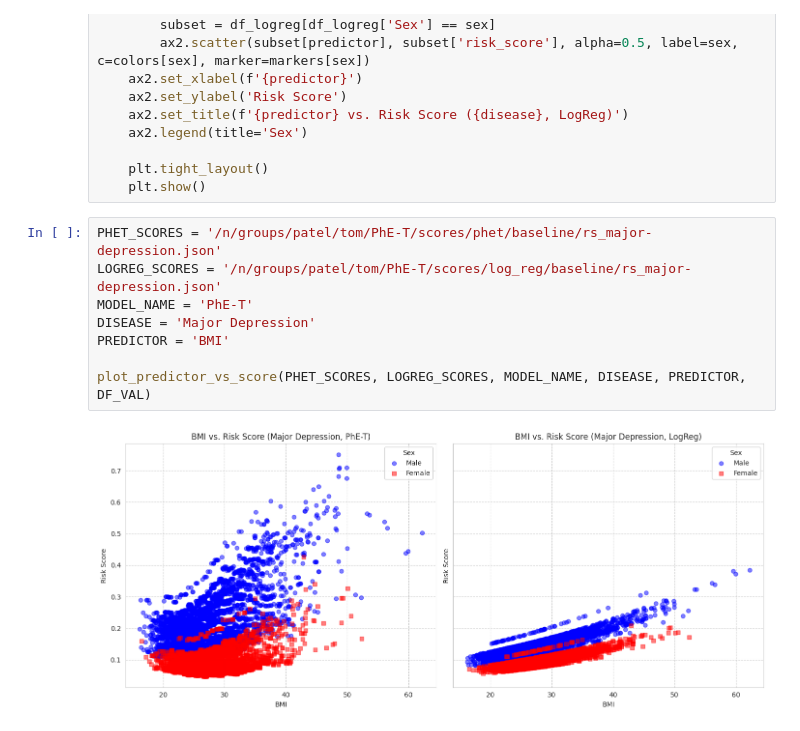
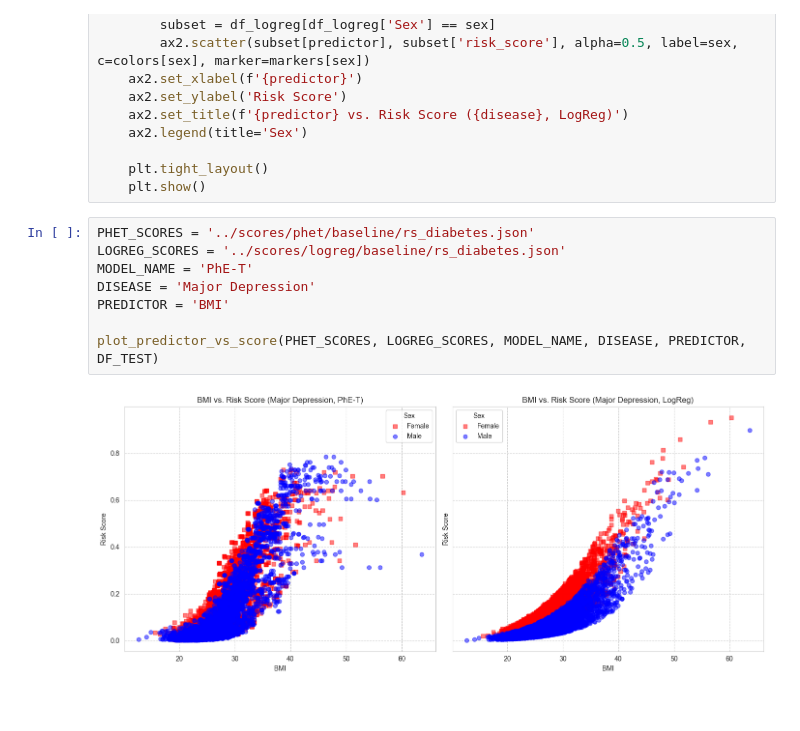
Before and after one commit to TemryL/PhE-T, a Jupyter notebook: notebooks/appendix.ipynb, the cells around one changed output. Saved outputs shown, nothing was run; the diff lists cells and outputs as text.

```diff
--- a/notebooks/appendix.ipynb
+++ b/notebooks/appendix.ipynb
@@ -343,12 +343,12 @@ def plot_predictor_vs_score(phet_scores, logreg_scores, model_name, disease, pre
     plt.tight_layout()
     plt.show()
 # %%
-PHET_SCORES = '/n/groups/patel/tom/PhE-T/scores/phet/baseline/rs_major-depression.json'
-LOGREG_SCORES = '/n/groups/patel/tom/PhE-T/scores/log_reg/baseline/rs_major-depression.json'
+PHET_SCORES = '../scores/phet/baseline/rs_diabetes.json'
+LOGREG_SCORES = '../scores/logreg/baseline/rs_diabetes.json'
 MODEL_NAME = 'PhE-T'
 DISEASE = 'Major Depression'
 PREDICTOR = 'BMI'
 
-plot_predictor_vs_score(PHET_SCORES, LOGREG_SCORES, MODEL_NAME, DISEASE, PREDICTOR, DF_VAL)
+plot_predictor_vs_score(PHET_SCORES, LOGREG_SCORES, MODEL_NAME, DISEASE, PREDICTOR, DF_TEST)
 # %% [output]
-[figure, old version]
+[figure, new version]
```
Also changed, not shown: parts of 2 cells of this notebook, 14 other files.
